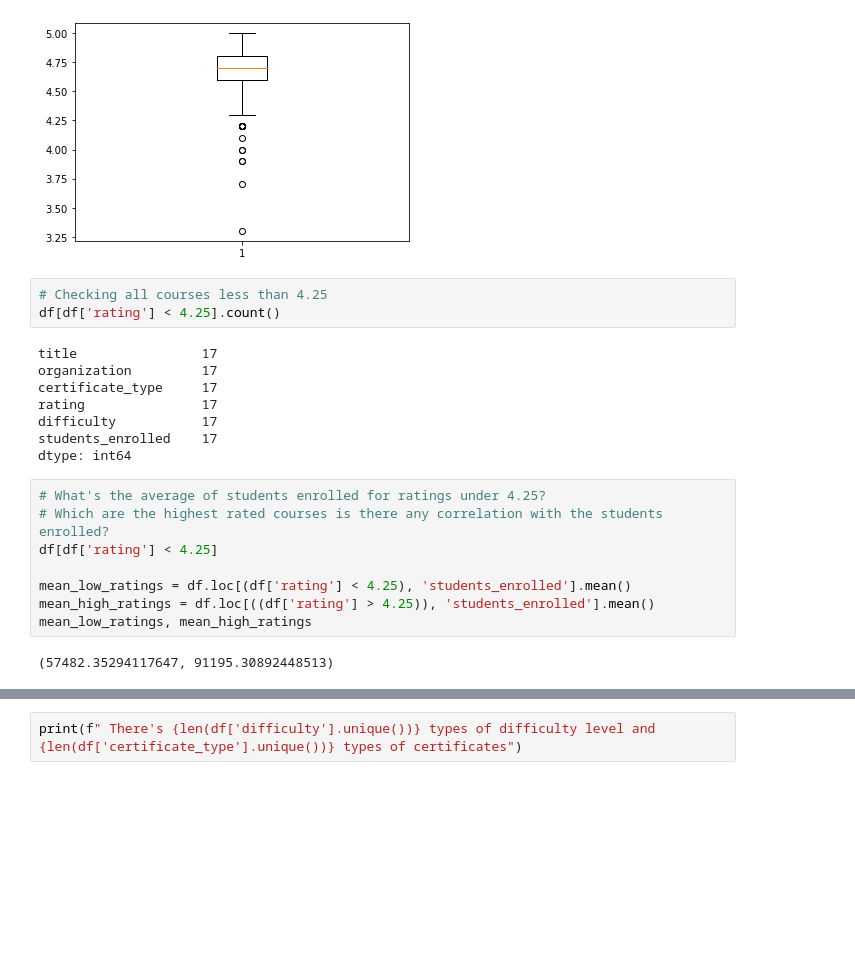
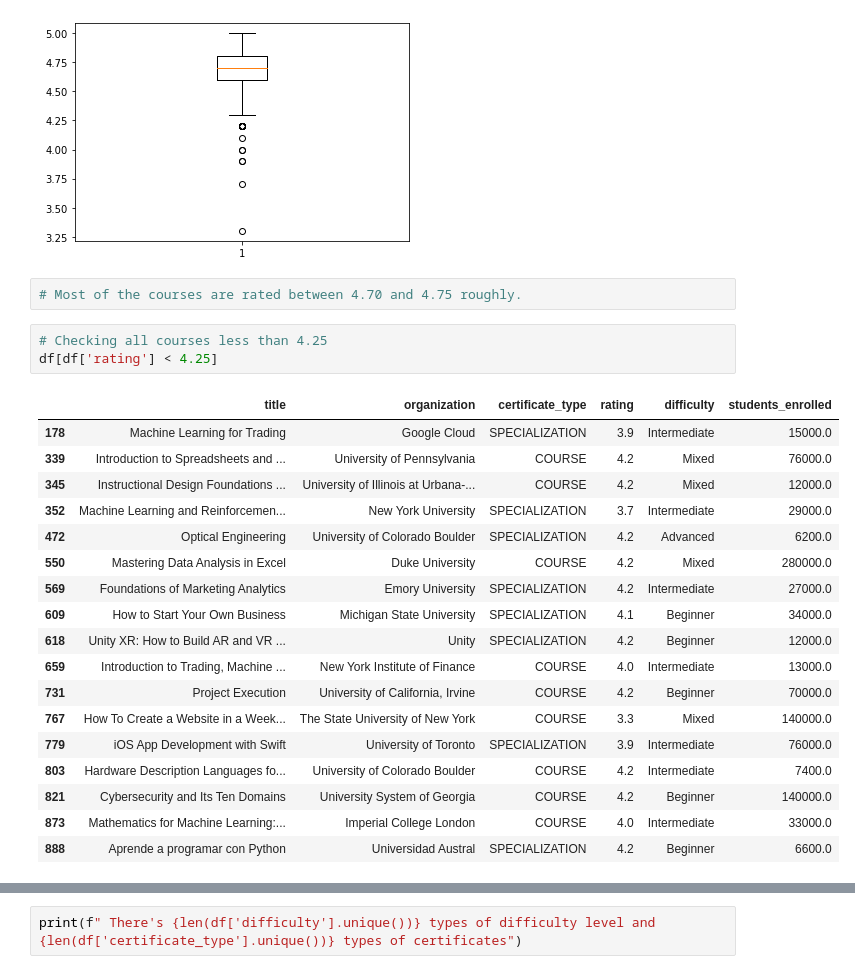
Before and after one commit to patosorio/Coursera-course-analysis, a Jupyter notebook: Coursera Course Analysis.ipynb, the cells around one changed output, grey strips where cells are left out. Saved outputs shown, nothing was run; the diff lists cells and outputs as text; blank space fills up the shorter version.

Commit message:
Project update

```diff
--- a/Coursera Course Analysis.ipynb
+++ b/Coursera Course Analysis.ipynb
@@ -134,24 +147,27 @@ plt.boxplot(df['rating'])
 plt.show()
 # %% [output]
 [figure]
+# %%
+# Most of the courses are rated between 4.70 and 4.75 roughly.
 # %%
 # Checking all courses less than 4.25
-df[df['rating'] < 4.25].count()
+df[df['rating'] < 4.25]
 # %% [output]
-title                17
-organization         17
-certificate_type     17
-rating               17
-difficulty           17
-students_enrolled    17
-dtype: int64
+|  | title | organization | certificate_type | rating | difficulty | students_enrolled |
+| 178 | Machine Learning for Trading | Google Cloud | SPECIALIZATION | 3.9 | Intermediate | 15000.0 |
+| 339 | Introduction to Spreadsheets and ... | University of Pennsylvania | COURSE | 4.2 | Mixed | 76000.0 |
+| 345 | Instructional Design Foundations ... | University of Illinois at Urbana-... | COURSE | 4.2 | Mixed | 12000.0 |
+| 352 | Machine Learning and Reinforcemen... | New York University | SPECIALIZATION | 3.7 | Intermediate | 29000.0 |
+| 472 | Optical Engineering | University of Colorado Boulder | SPECIALIZATION | 4.2 | Advanced | 6200.0 |
+| 550 | Mastering Data Analysis in Excel | Duke University | COURSE | 4.2 | Mixed | 280000.0 |
+| 569 | Foundations of Marketing Analytics | Emory University | SPECIALIZATION | 4.2 | Intermediate | 27000.0 |
+| 609 | How to Start Your Own Business | Michigan State University | SPECIALIZATION | 4.1 | Beginner | 34000.0 |
+| 618 | Unity XR: How to Build AR and VR ... | Unity | SPECIALIZATION | 4.2 | Beginner | 12000.0 |
+| 659 | Introduction to Trading, Machine ... | New York Institute of Finance | COURSE | 4.0 | Intermediate | 13000.0 |
+| 731 | Project Execution | University of California, Irvine | COURSE | 4.2 | Beginner | 70000.0 |
+| 767 | How To Create a Website in a Week... | The State University of New York | COURSE | 3.3 | Mixed | 140000.0 |
+| 779 | iOS App Development with Swift | University of Toronto | SPECIALIZATION | 3.9 | Intermediate | 76000.0 |
+| 803 | Hardware Description Languages fo... | University of Colorado Boulder | COURSE | 4.2 | Intermediate | 7400.0 |
+| 821 | Cybersecurity and Its Ten Domains | University System of Georgia | COURSE | 4.2 | Beginner | 140000.0 |
+| 873 | Mathematics for Machine Learning:... | Imperial College London | COURSE | 4.0 | Intermediate | 33000.0 |
+| 888 | Aprende a programar con Python | Universidad Austral | SPECIALIZATION | 4.2 | Beginner | 6600.0 |
-# %%
-# What's the average of students enrolled for ratings under 4.25?
-# Which are the highest rated courses is there any correlation with the students enrolled?
-df[df['rating'] < 4.25]
-
-mean_low_ratings = df.loc[(df['rating'] < 4.25), 'students_enrolled'].mean()
-mean_high_ratings = df.loc[((df['rating'] > 4.25)), 'students_enrolled'].mean()
-mean_low_ratings, mean_high_ratings
-# %% [output]
-(57482.35294117647, 91195.30892448513)
```
Also changed, not shown: parts of 28 cells of this notebook.
